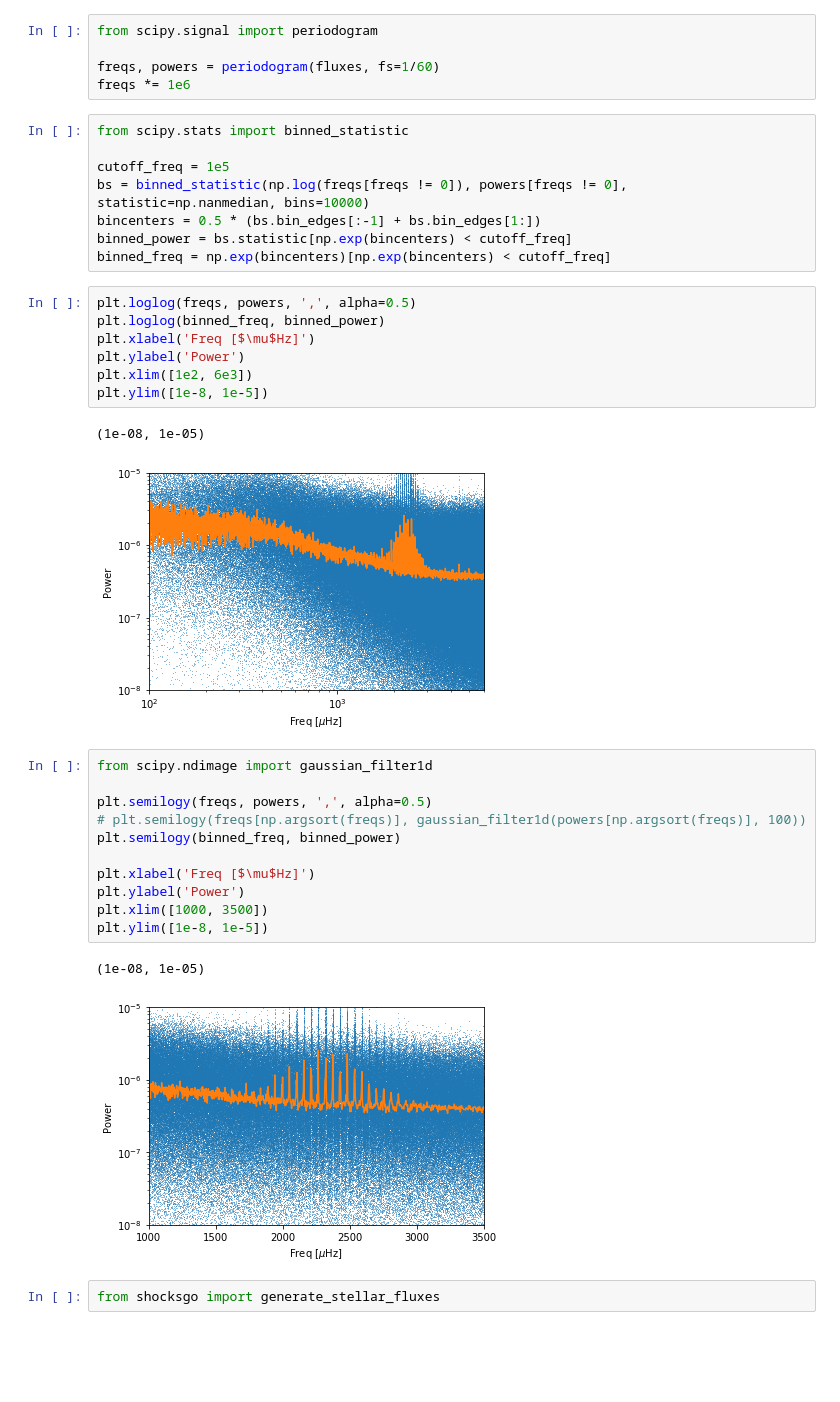
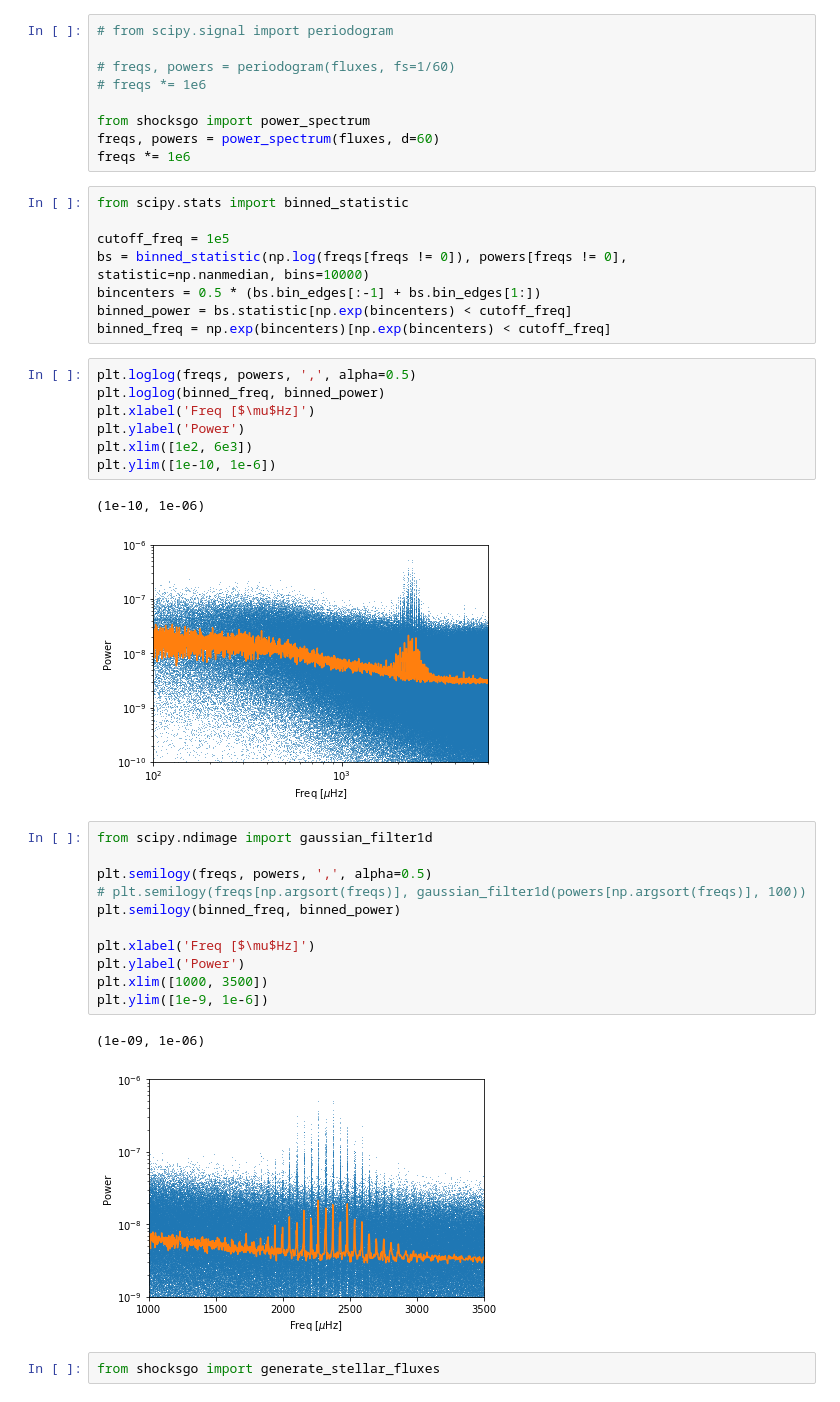
Before and after one commit to bmorris3/shocksgo, a Jupyter notebook: notebooks/validation_KIC6603624.ipynb, the cells around one changed output. Saved outputs shown, nothing was run; the diff lists cells and outputs as text; blank space fills up the shorter version.

```diff
--- a/notebooks/validation_KIC6603624.ipynb
+++ b/notebooks/validation_KIC6603624.ipynb
@@ -85,9 +85,13 @@ plt.plot(times, fluxes, ',', alpha=0.5)
 [<matplotlib.lines.Line2D at 0x...>]
 [figure]
 # %%
-from scipy.signal import periodogram
+# from scipy.signal import periodogram
 
-freqs, powers = periodogram(fluxes, fs=1/60)
+# freqs, powers = periodogram(fluxes, fs=1/60)
+# freqs *= 1e6
+
+from shocksgo import power_spectrum
+freqs, powers = power_spectrum(fluxes, d=60)
 freqs *= 1e6
 # %%
 from scipy.stats import binned_statistic
@@ -103,24 +107,24 @@ plt.loglog(binned_freq, binned_power)
 plt.xlabel('Freq [$\mu$Hz]')
 plt.ylabel('Power')
 plt.xlim([1e2, 6e3])
-plt.ylim([1e-8, 1e-5])
+plt.ylim([1e-10, 1e-6])
 # %% [output]
-(1e-08, 1e-05)
+(1e-10, 1e-06)
-[figure, old version]
+[figure, new version]
 # %%
 from scipy.ndimage import gaussian_filter1d
 
 plt.semilogy(freqs, powers, ',', alpha=0.5)
 # plt.semilogy(freqs[np.argsort(freqs)], gaussian_filter1d(powers[np.argsort(freqs)], 100))
 plt.semilogy(binned_freq, binned_power)
 
 plt.xlabel('Freq [$\mu$Hz]')
 plt.ylabel('Power')
 plt.xlim([1000, 3500])
-plt.ylim([1e-8, 1e-5])
+plt.ylim([1e-9, 1e-6])
 # %% [output]
-(1e-08, 1e-05)
+(1e-09, 1e-06)
-[figure, old version]
+[figure, new version]
 # %%
 from shocksgo import generate_stellar_fluxes
 # %%
```
Also changed, not shown: parts of 4 cells of this notebook, 11 other files.
